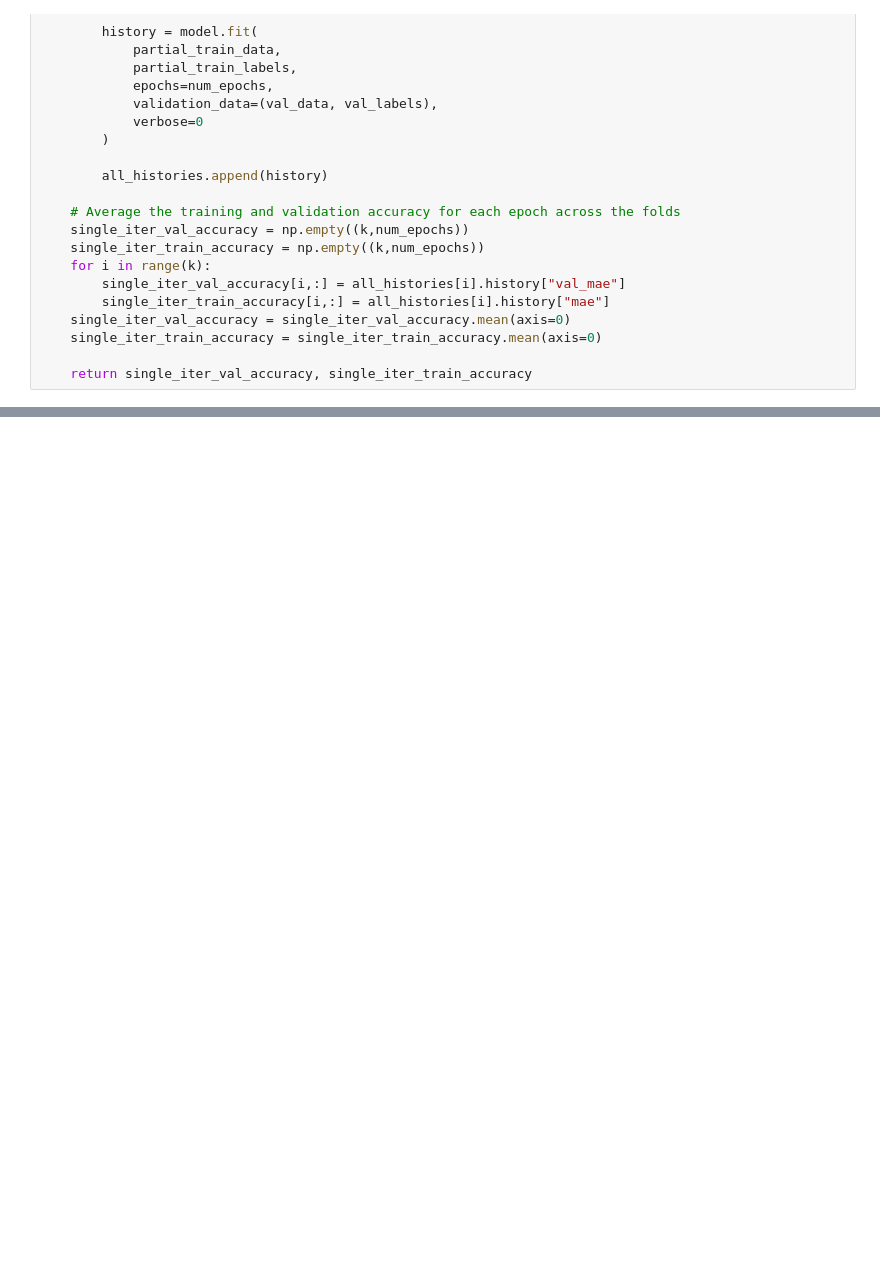
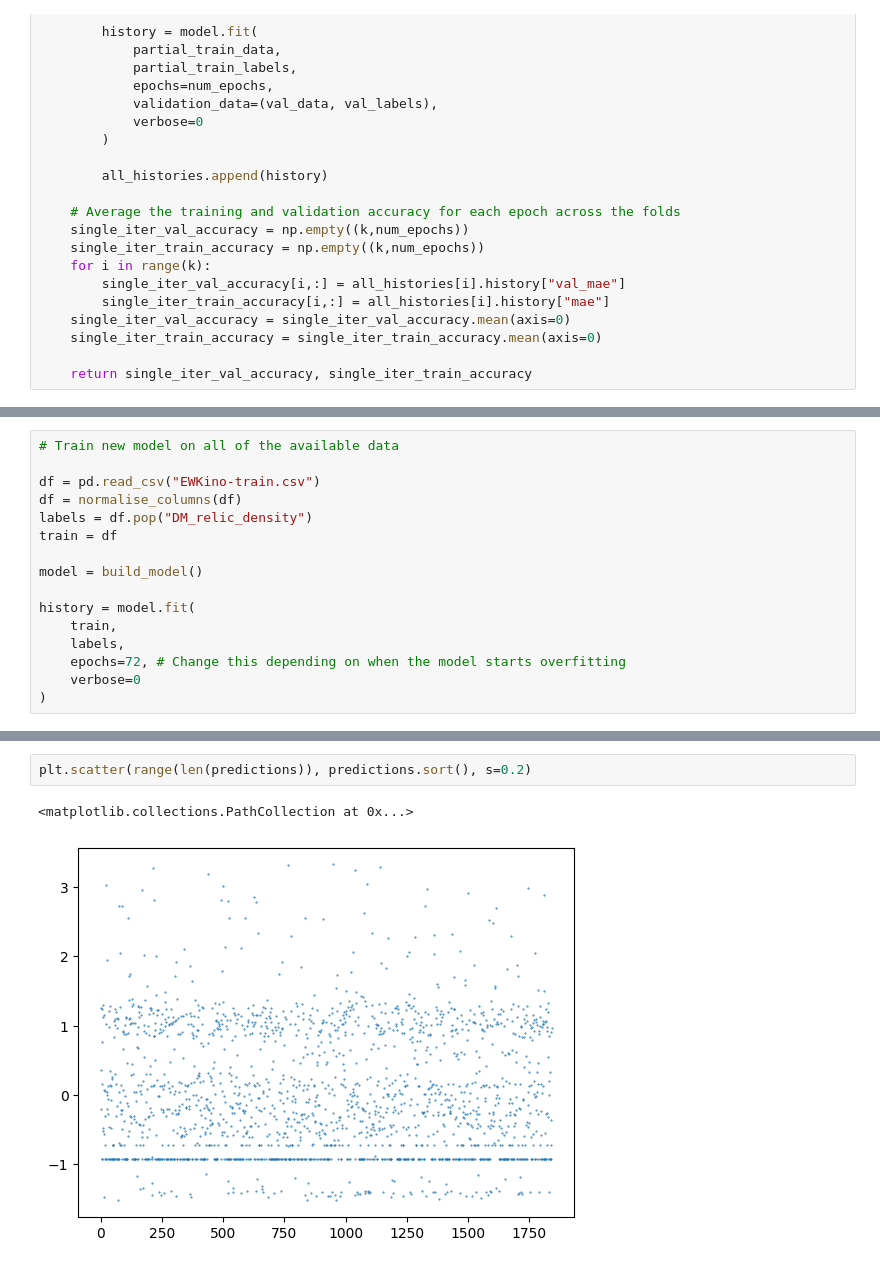
Before and after one commit to benvlasto/MPhys-Project, a Jupyter notebook: dark-matter-relic-density-model.ipynb, the cells around one changed output, grey strips where cells are left out. Cells and saved outputs as stored; diff of their text form; blank space fills up the shorter version.

```diff
--- a/dark-matter-relic-density-model.ipynb
+++ b/dark-matter-relic-density-model.ipynb
@@ -138,0 +145,16 @@ plt.show()
+# %%
+# Train new model on all of the available data
+
+df = pd.read_csv("EWKino-train.csv")
+df = normalise_columns(df)
+labels = df.pop("DM_relic_density")
+train = df
+
+model = build_model()
+
+history = model.fit(
+    train,
+    labels,
+    epochs=72, # Change this depending on when the model starts overfitting
+    verbose=0
+)
@@ -138,0 +187,5 @@ plt.show()
+# %%
+plt.scatter(range(len(predictions)), predictions.sort(), s=0.2)
+# %% [output]
+<matplotlib.collections.PathCollection at 0x...>
+[figure, added]
```
Also changed, not shown: parts of 10 cells of this notebook, 2 other files.
